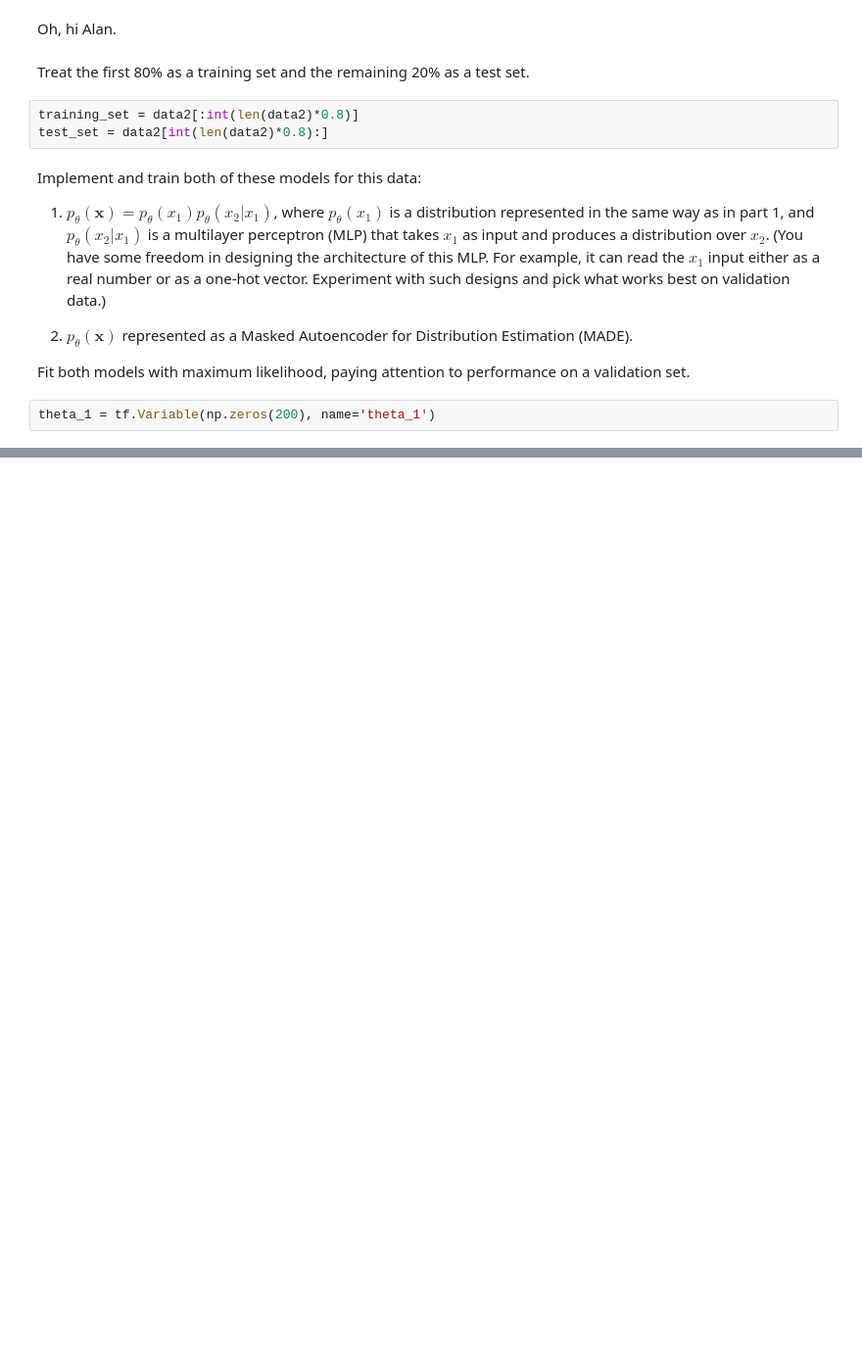
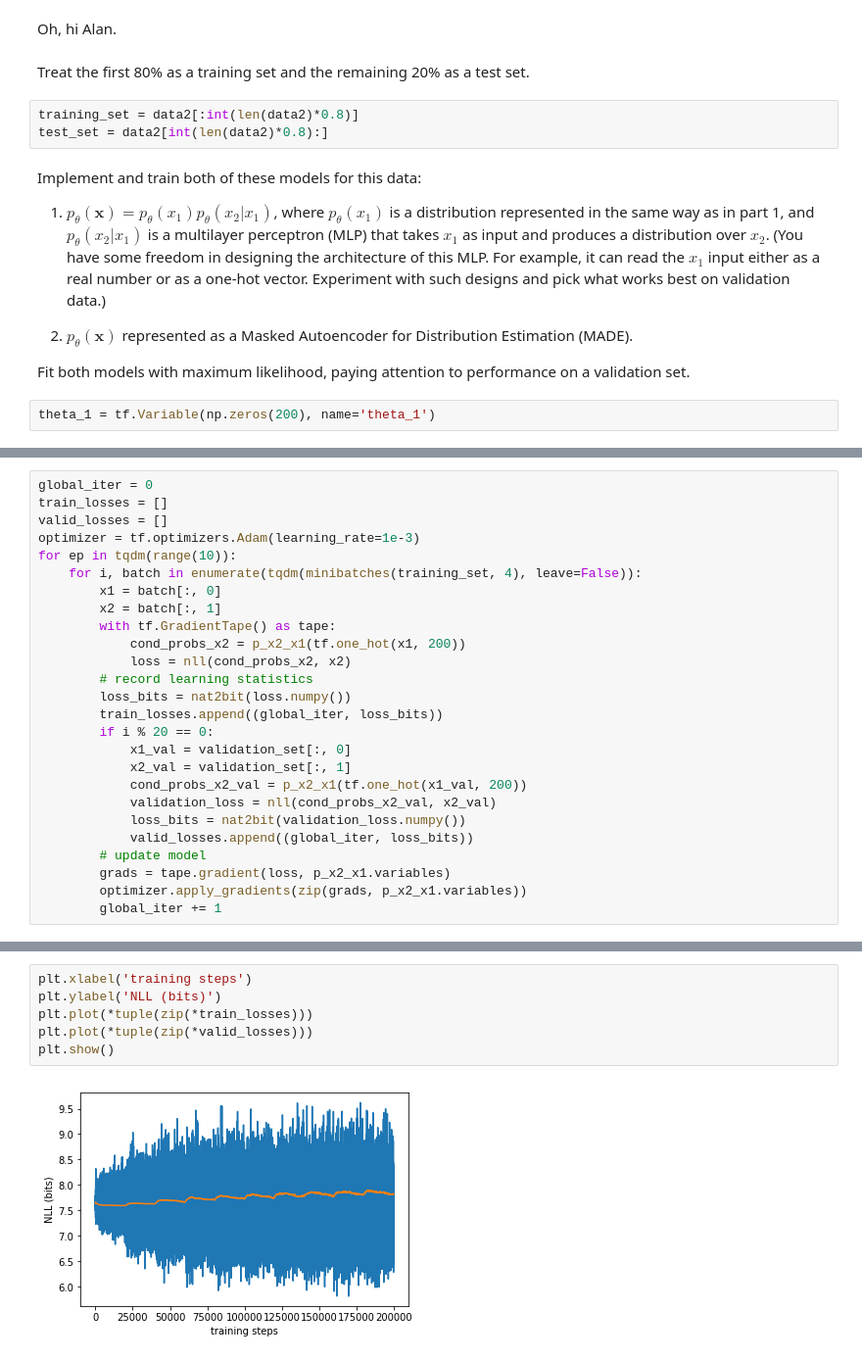
Before and after one commit to jinyeom/unsupervised, a Jupyter notebook: HW1/HW1.ipynb, the cells around one changed output, grey strips where cells are left out. Shown: that part at 98% size. Cells and saved outputs as stored; diff of their text form; blank space fills up the shorter version.

```diff
--- a/HW1/HW1.ipynb
+++ b/HW1/HW1.ipynb
@@ -249,0 +254,26 @@ plt.show()
+# %%
+global_iter = 0
+train_losses = []
+valid_losses = []
+optimizer = tf.optimizers.Adam(learning_rate=1e-3)
+for ep in tqdm(range(10)):
+    for i, batch in enumerate(tqdm(minibatches(training_set, 4), leave=False)):
+        x1 = batch[:, 0]
+        x2 = batch[:, 1]
+        with tf.GradientTape() as tape:
+            cond_probs_x2 = p_x2_x1(tf.one_hot(x1, 200))
+            loss = nll(cond_probs_x2, x2)
+        # record learning statistics
+        loss_bits = nat2bit(loss.numpy())
+        train_losses.append((global_iter, loss_bits))
+        if i % 20 == 0:
+            x1_val = validation_set[:, 0]
+            x2_val = validation_set[:, 1]
+            cond_probs_x2_val = p_x2_x1(tf.one_hot(x1_val, 200))
+            validation_loss = nll(cond_probs_x2_val, x2_val)
+            loss_bits = nat2bit(validation_loss.numpy())
+            valid_losses.append((global_iter, loss_bits))
+        # update model
+        grads = tape.gradient(loss, p_x2_x1.variables)
+        optimizer.apply_gradients(zip(grads, p_x2_x1.variables))
+        global_iter += 1
@@ -249,0 +292,8 @@ plt.show()
+# %%
+plt.xlabel('training steps')
+plt.ylabel('NLL (bits)')
+plt.plot(*tuple(zip(*train_losses)))
+plt.plot(*tuple(zip(*valid_losses)))
+plt.show()
+# %% [output]
+[figure, added]
```
Also changed, not shown: parts of 16 cells of this notebook, 2 other files.
